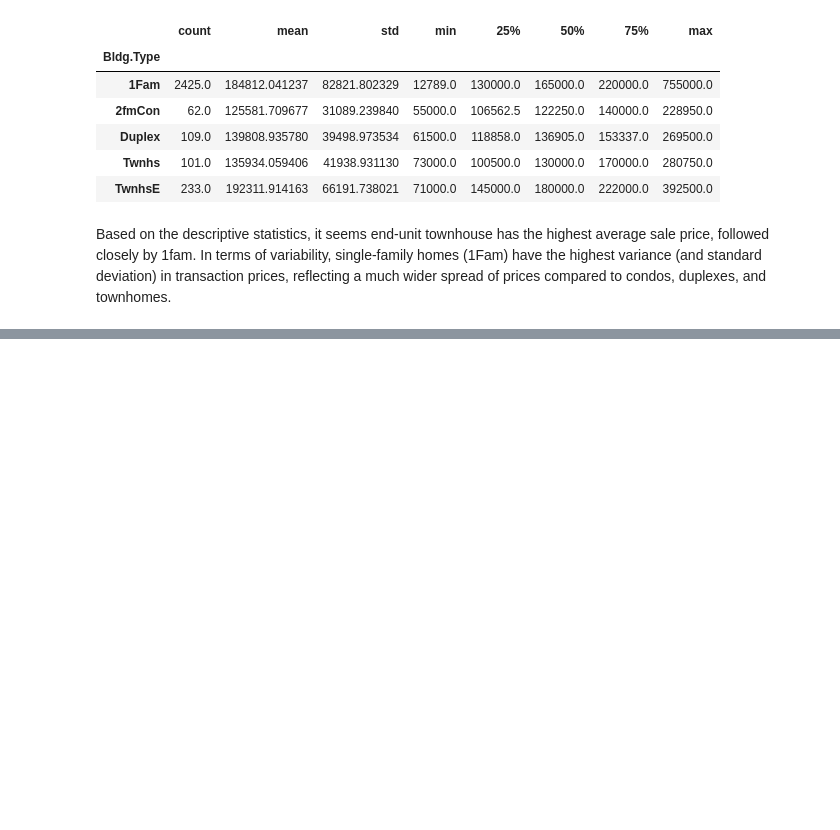
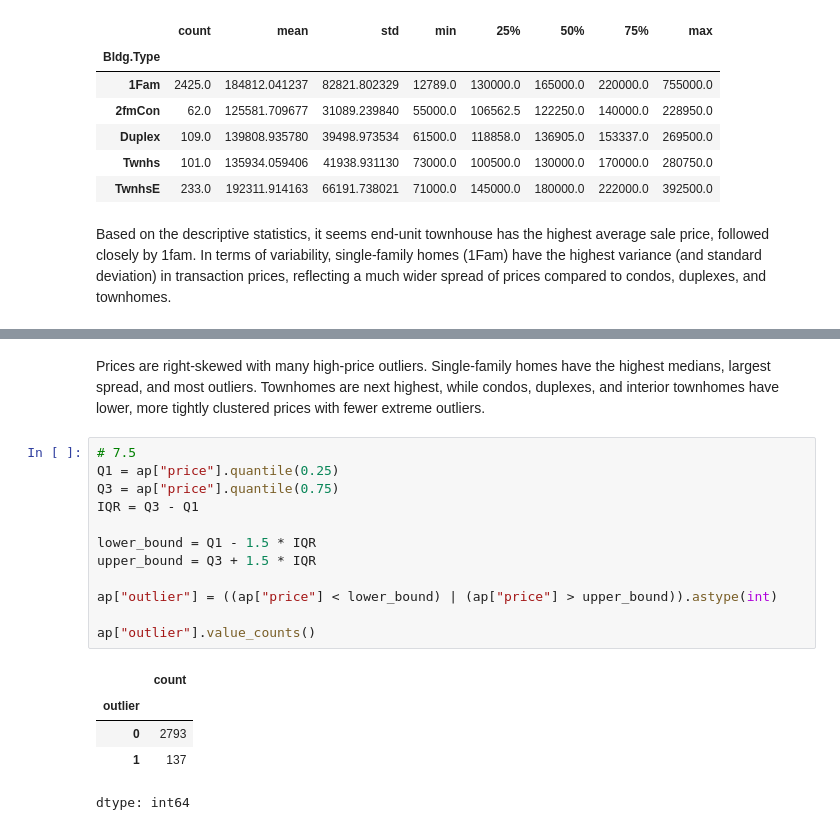
Before and after one commit to anishjagota/undergrad_ml_assignments, a Jupyter notebook: 01_assignment_wrangling_and_eda.ipynb, the cells around one changed output, grey strips where cells are left out. Cells and saved outputs as stored; diff of their text form; blank space fills up the shorter version.

```diff
--- a/01_assignment_wrangling_and_eda.ipynb
+++ b/01_assignment_wrangling_and_eda.ipynb
@@ -753,0 +797,20 @@ Based on the descriptive statistics, it seems end-unit townhouse has the highest
+# %% [markdown]
+Prices are right-skewed with many high-price outliers. Single-family homes have the highest medians, largest spread, and most outliers. Townhomes are next highest, while condos, duplexes, and interior townhomes have lower, more tightly clustered prices with fewer extreme outliers.
+# %%
+# 7.5
+Q1 = ap["price"].quantile(0.25)
+Q3 = ap["price"].quantile(0.75)
+IQR = Q3 - Q1
+
+lower_bound = Q1 - 1.5 * IQR
+upper_bound = Q3 + 1.5 * IQR
+
+ap["outlier"] = ((ap["price"] < lower_bound) | (ap["price"] > upper_bound)).astype(int)
+
+ap["outlier"].value_counts()
+# %% [output]
+|  | count |
+| outlier |  |
+| 0 | 2793 |
+| 1 | 137 |
+dtype: int64
```
Also changed, not shown: parts of 10 cells of this notebook.
